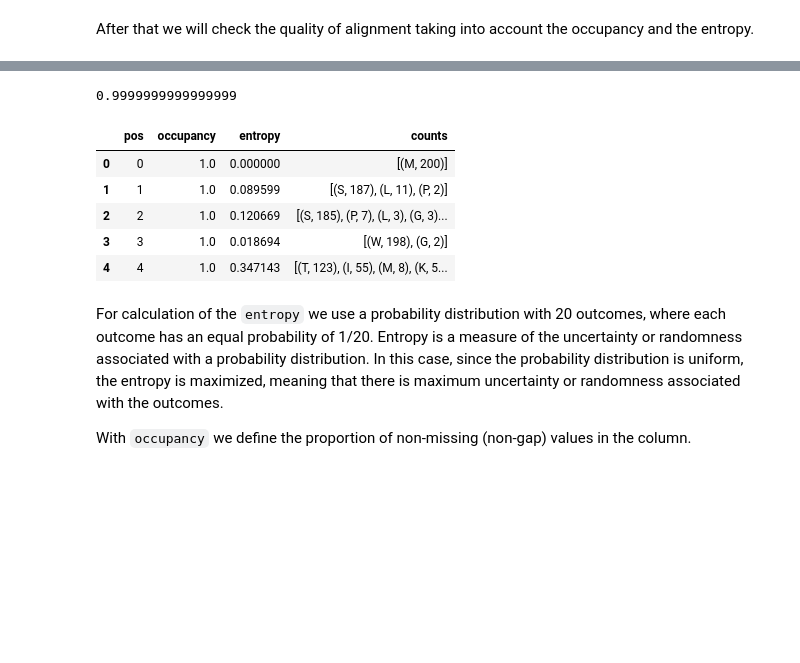
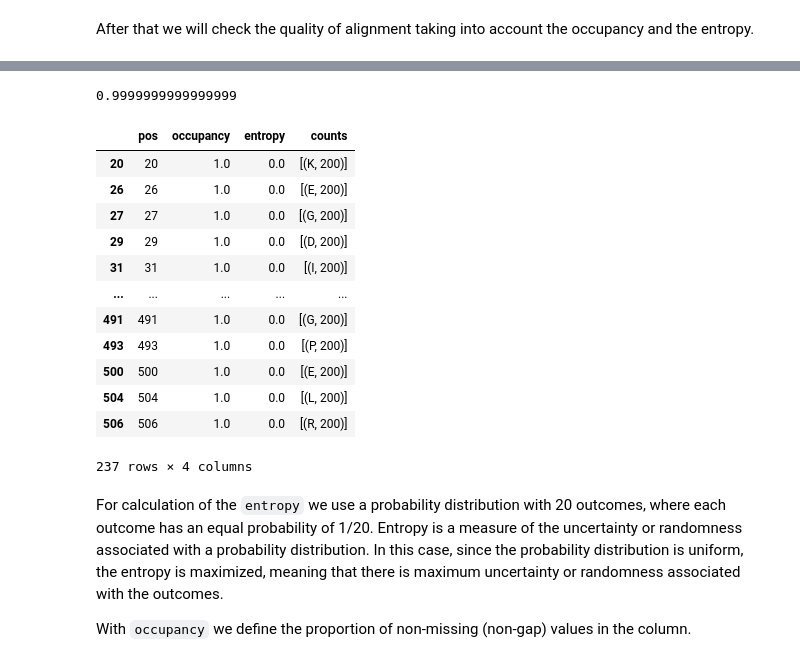
Before and after one commit to AlyaHarvelle/HMMER, a Jupyter notebook: MSA_2704.ipynb, the cells around one changed output, grey strips where cells are left out. Saved outputs shown, nothing was run; the diff lists cells and outputs as text; code cells hidden in the pictures; blank space fills up the shorter version.

```diff
--- a/MSA_2704.ipynb
+++ b/MSA_2704.ipynb
@@ -213,7 +213,8 @@ After that we will check the quality of alignment taking into account the occupa
 # %%
 # Improving the quality of MSA
 seqs = []  # [[...], ...]
-with open(f'{clustal}/output_blast_{q_id}.fasta') as f:
+with open(f'{clustal}/{q_id}_output_blast.fasta') as f:
     for record in AlignIO.read(f, "fasta"):
         seqs.append(list(record.seq))  # store sequence as a list of characters
 seqs = np.array(seqs, dtype="str")
+seqs
@@ -223,39 +232,47 @@ aa = ["A", "R", "N", "D", "C", "E", "Q", "G", "H", "I", "L", "K", "M", "F", "P",
 # Print max possible entropy
 print(scipy.stats.entropy([1/20 for i in range(20)], base=20))
 
 data = []
 
 for i, column in enumerate(seqs.T):
 
     # count AA in column
     count = Counter(column)
     try:
         count.pop('-')
     except KeyError:
         pass
     count_sorted = sorted(count.items(), key=lambda x:x[1], reverse=True)
 
     # count non gap AA
     non_gap = np.count_nonzero(column != "-")
     occupancy = non_gap / column.size
 
     # AA probability in column (gap excluded)
     probabilities = [count.get(k, 0.0) / column.size for k in aa]
 
     # Zero entropy = complete conservation
     entropy = scipy.stats.entropy(probabilities, base=20)
     data.append([i, occupancy, entropy, count_sorted])
 
 df_1 = pd.DataFrame(data, columns=['pos', 'occupancy', 'entropy', 'counts'])
-df_1.head()
+blast_filtered = df_1[(df_1['occupancy'] > 0.995) & (df_1['entropy'] < 0.01)]
+blast_filtered
 # %% [output]
 0.9999999999999999
 |  | pos | occupancy | entropy | counts |
-| 0 | 0 | 1.0 | 0.000000 | [(M, 200)] |
-| 1 | 1 | 1.0 | 0.089599 | [(S, 187), (L, 11), (P, 2)] |
-| 2 | 2 | 1.0 | 0.120669 | [(S, 185), (P, 7), (L, 3), (G, 3)... |
-| 3 | 3 | 1.0 | 0.018694 | [(W, 198), (G, 2)] |
-| 4 | 4 | 1.0 | 0.347143 | [(T, 123), (I, 55), (M, 8), (K, 5... |
+| 20 | 20 | 1.0 | 0.0 | [(K, 200)] |
+| 26 | 26 | 1.0 | 0.0 | [(E, 200)] |
+| 27 | 27 | 1.0 | 0.0 | [(G, 200)] |
+| 29 | 29 | 1.0 | 0.0 | [(D, 200)] |
+| 31 | 31 | 1.0 | 0.0 | [(I, 200)] |
+| ... | ... | ... | ... | ... |
+| 491 | 491 | 1.0 | 0.0 | [(G, 200)] |
+| 493 | 493 | 1.0 | 0.0 | [(P, 200)] |
+| 500 | 500 | 1.0 | 0.0 | [(E, 200)] |
+| 504 | 504 | 1.0 | 0.0 | [(L, 200)] |
+| 506 | 506 | 1.0 | 0.0 | [(R, 200)] |
+237 rows × 4 columns
 # %% [markdown]
 For calculation of the `entropy` we use a probability distribution with 20 outcomes, where each outcome has an equal probability of 1/20. Entropy is a measure of the uncertainty or randomness associated with a probability distribution. In this case, since the probability distribution is uniform, the entropy is maximized, meaning that there is maximum uncertainty or randomness associated with the outcomes.
 
```
Also changed, not shown: parts of 16 cells of this notebook.
